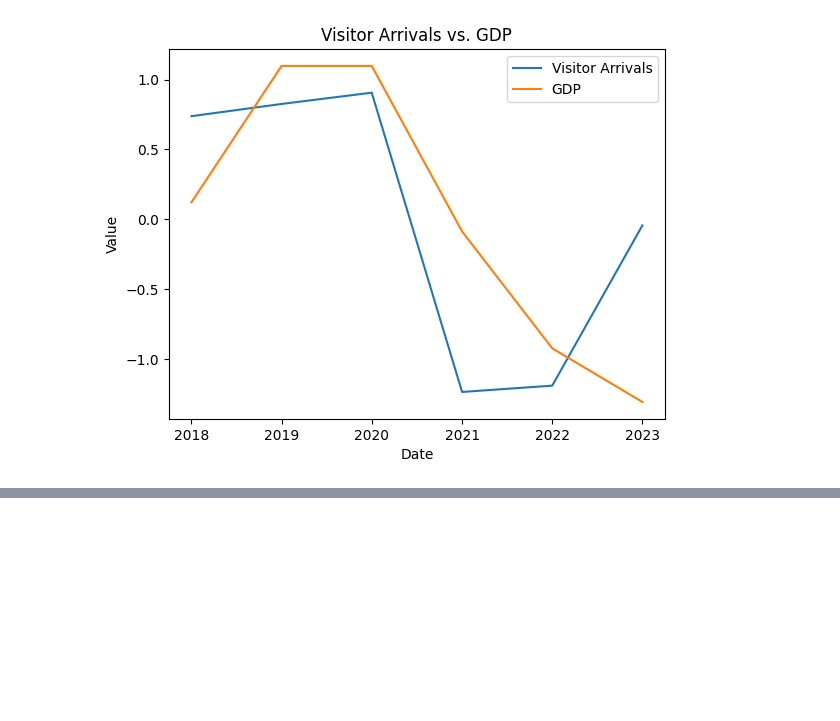
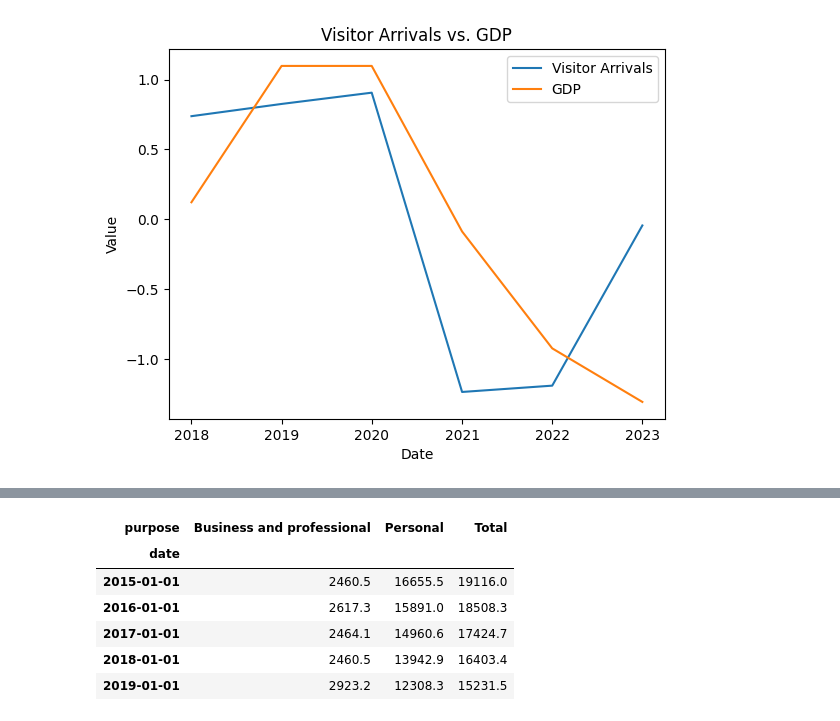
Before and after one commit to KaungSiThu-Sallius/Forecasting-Tourism-Demand-in-Singapore, a Jupyter notebook: main.ipynb, the cells around one changed output, grey strips where cells are left out. Cells and saved outputs as stored; diff of their text form; code cells hidden in the pictures; blank space fills up the shorter version.

```diff
--- a/main.ipynb
+++ b/main.ipynb
@@ -325,0 +331,37 @@ plt.show()
+# %%
+# Merge visitor arrival data
+merged_df = inter_arrival_df_total[inter_arrival_df_total['region'] == 'Total']
+merged_df = merged_df[['visitor_arrivals']].copy()
+
+# # Pivot hotel stats to wide format
+hotel_stats_wide = hotel_stats_df.pivot(columns='hotels_info', values='hotels_data').reset_index()
+hotel_stats_wide.set_index('date', inplace=True)
+
+# # Merge hotel data
+merged_df = pd.merge(merged_df, hotel_stats_wide, left_index=True, right_index=True, how='left')
+
+# # Pivot weather data to wide format
+weather_wide = weather_df.pivot(columns='weather_info', values='weather_data').reset_index()
+weather_wide.set_index('date', inplace=True)
+
+# # Merge weather data
+merged_df = pd.merge(merged_df, weather_wide, left_index=True, right_index=True, how='left')
+
+# # Pivot purpose of visit data to wide format
+purpose_visit_wide = purpose_visit_df.pivot(columns='purpose', values='count').reset_index()
+purpose_visit_wide.set_index('date', inplace=True)
+
+# # Merge purpose of visit data
+# merged_df = pd.merge(merged_df, purpose_visit_wide, left_index=True, right_index=True, how='left')
+
+# # Merge spending data
+# merged_df = pd.merge(merged_df, spent_df, left_index=True, right_index=True, how='left')
+
+# # Merge GDP data
+# merged_df = pd.merge(merged_df, gdp_df, left_index=True, right_index=True, how='left')
+
+# # Create a binary column for holidays
+# merged_df['is_holiday'] = merged_df.index.isin(holidays['date']).astype(int)
+
+# Display the merged DataFrame
+print(merged_df.head())
@@ -325,0 +386,10 @@ plt.show()
+# %%
+purpose_visit_wide
+# %% [output]
+| purpose | Business and professional | Personal | Total |
+| date |  |  |  |
+| 2015-01-01 | 2460.5 | 16655.5 | 19116.0 |
+| 2016-01-01 | 2617.3 | 15891.0 | 18508.3 |
+| 2017-01-01 | 2464.1 | 14960.6 | 17424.7 |
+| 2018-01-01 | 2460.5 | 13942.9 | 16403.4 |
+| 2019-01-01 | 2923.2 | 12308.3 | 15231.5 |
```
Also changed, not shown: parts of 3 cells of this notebook.
